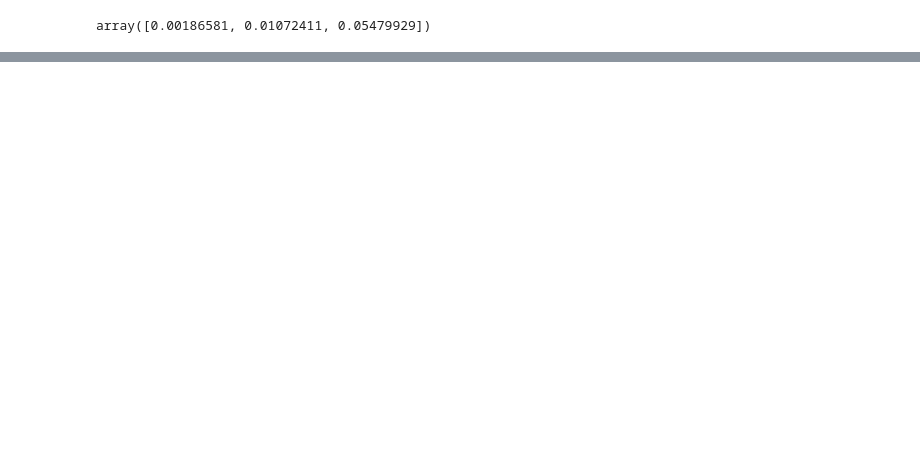
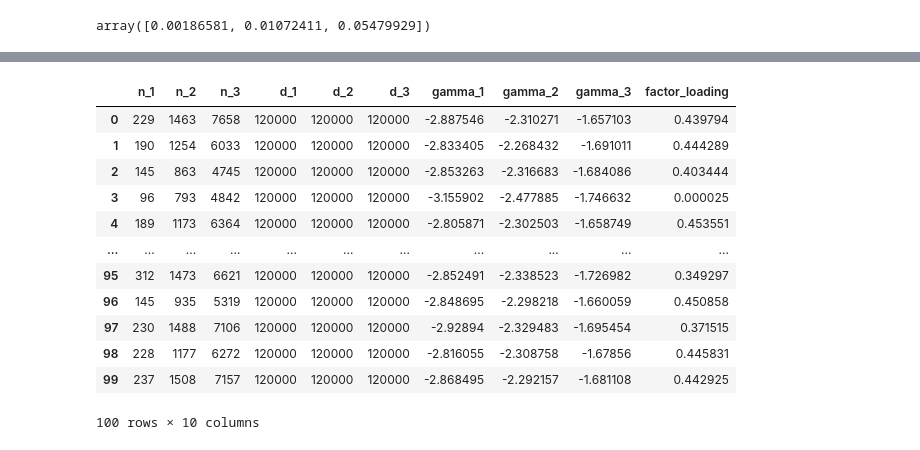
Before and after one commit to PeterKiss18/VasicekPDModel, a Jupyter notebook: conf_interval_MLE_gen_data.ipynb, the cells around one changed output, grey strips where cells are left out. Cells and saved outputs as stored; diff of their text form; code cells hidden in the pictures; blank space fills up the shorter version.

```diff
--- a/conf_interval_MLE_gen_data.ipynb
+++ b/conf_interval_MLE_gen_data.ipynb
@@ -96,0 +181,20 @@ results = {key: [] for key in list_of_len_ts}
+# %%
+np.random.seed(42)
+time_horizon = 40
+factor_loading_list = [0.45, 0.45, 0.45]
+num_of_obligors_list = [3000, 3000, 3000]
+gamma_list = [-2.9, -2.3, -1.6]
+factor_loading_init = [0.447]
+gamma_list_init = [-2.91, -2.29, -1.603]
+# %%
+results_20 = {}
+
+for i in range(100):
+    temp_result_20 = gen_data_and_mle(time_horizon, num_of_obligors_list, factor_loading_list, gamma_list, factor_loading_init, gamma_list_init)
+    results_20[i] = temp_result_20
+# %%
+results_30 = {}
+
+for i in range(100):
+    temp_result_30 = gen_data_and_mle(time_horizon, num_of_obligors_list, factor_loading_list, gamma_list, factor_loading_init, gamma_list_init)
+    results_30[i] = temp_result_30
@@ -96,0 +213,34 @@ results = {key: [] for key in list_of_len_ts}
+# %%
+import pandas as pd
+df_20 = pd.DataFrame(columns=["n_1", "n_2", "n_3", "d_1", "d_2", "d_3", "gamma_1", "gamma_2", "gamma_3", "factor_loading"],
+                  index=range(100))
+
+for i in range(100):
+    df_20.loc[i, "n_1"] = list(results_20.values())[i][0][0]
+    df_20.loc[i, "n_2"] = list(results_20.values())[i][0][1]
+    df_20.loc[i, "n_3"] = list(results_20.values())[i][0][2]
+    df_20.loc[i, "d_1"] = list(results_20.values())[i][1][0]
+    df_20.loc[i, "d_2"] = list(results_20.values())[i][1][1]
+    df_20.loc[i, "d_3"] = list(results_20.values())[i][1][2]
+    df_20.loc[i, "gamma_1"] = list(results_20.values())[i][2][0]
+    df_20.loc[i, "gamma_2"] = list(results_20.values())[i][2][1]
+    df_20.loc[i, "gamma_3"] = list(results_20.values())[i][2][2]
+    df_20.loc[i, "factor_loading"] = list(results_20.values())[i][2][3]
+
+df_20.to_csv("data\conf_interval_data_20_same_w.csv")
+
+df_20
+# %% [output]
+|  | n_1 | n_2 | n_3 | d_1 | d_2 | d_3 | gamma_1 | gamma_2 | gamma_3 | factor_loading |
+| 0 | 229 | 1463 | 7658 | 120000 | 120000 | 120000 | -2.887546 | -2.310271 | -1.657103 | 0.439794 |
+| 1 | 190 | 1254 | 6033 | 120000 | 120000 | 120000 | -2.833405 | -2.268432 | -1.691011 | 0.444289 |
+| 2 | 145 | 863 | 4745 | 120000 | 120000 | 120000 | -2.853263 | -2.316683 | -1.684086 | 0.403444 |
+| 3 | 96 | 793 | 4842 | 120000 | 120000 | 120000 | -3.155902 | -2.477885 | -1.746632 | 0.000025 |
+| 4 | 189 | 1173 | 6364 | 120000 | 120000 | 120000 | -2.805871 | -2.302503 | -1.658749 | 0.453551 |
+| ... | ... | ... | ... | ... | ... | ... | ... | ... | ... | ... |
+| 95 | 312 | 1473 | 6621 | 120000 | 120000 | 120000 | -2.852491 | -2.338523 | -1.726982 | 0.349297 |
+| 96 | 145 | 935 | 5319 | 120000 | 120000 | 120000 | -2.848695 | -2.298218 | -1.660059 | 0.450858 |
+| 97 | 230 | 1488 | 7106 | 120000 | 120000 | 120000 | -2.92894 | -2.329483 | -1.695454 | 0.371515 |
+| 98 | 228 | 1177 | 6272 | 120000 | 120000 | 120000 | -2.816055 | -2.308758 | -1.67856 | 0.445831 |
+| 99 | 237 | 1508 | 7157 | 120000 | 120000 | 120000 | -2.868495 | -2.292157 | -1.681108 | 0.442925 |
+100 rows × 10 columns
```
Also changed, not shown: parts of 23 cells of this notebook, 1 other file.
